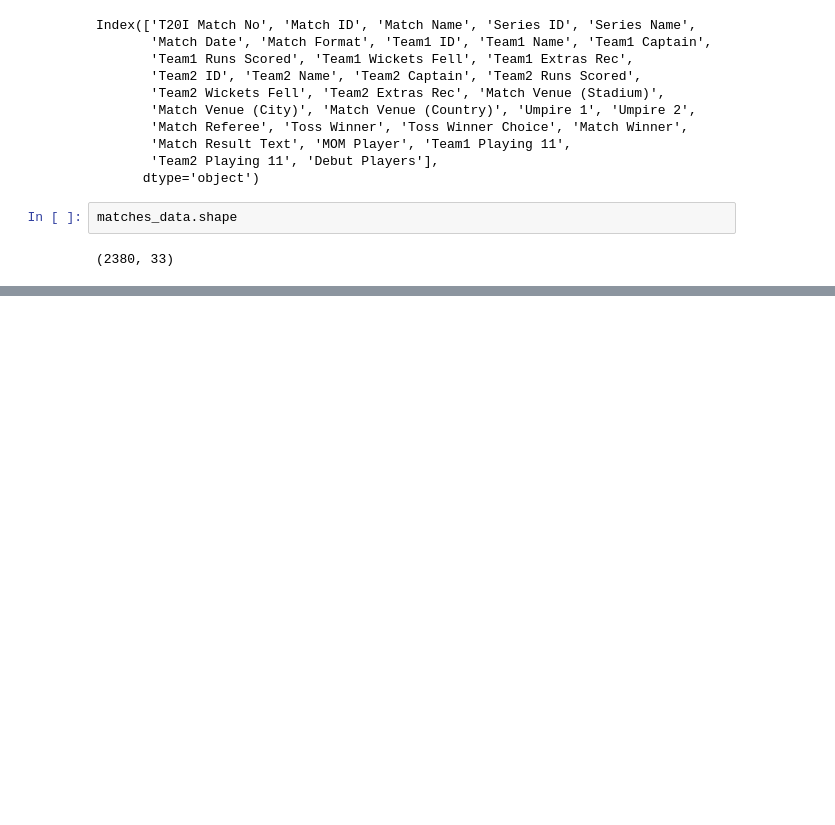
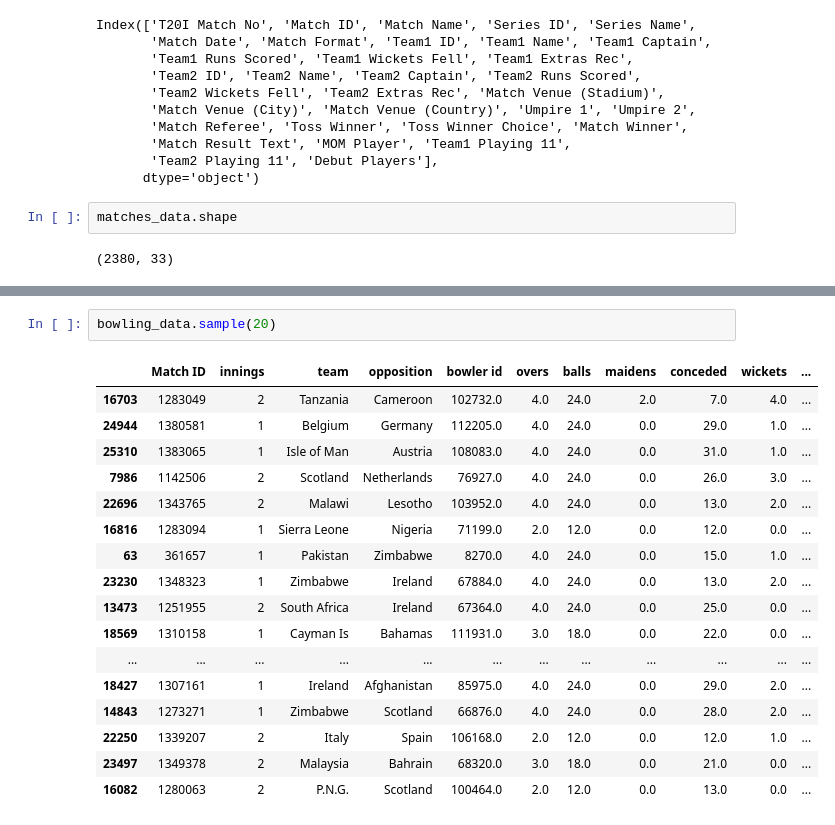
Before and after one commit to ali-bin-kashif/T20-Internationals-Dataset-EDA, a Jupyter notebook: eda-t20i-cricket.ipynb, the cells around one changed output, grey strips where cells are left out. Saved outputs shown, nothing was run; the diff lists cells and outputs as text; blank space fills up the shorter version.

```diff
--- a/eda-t20i-cricket.ipynb
+++ b/eda-t20i-cricket.ipynb
@@ -56,0 +356,20 @@ matches_data.shape
+# %%
+bowling_data.sample(20)
+# %% [output]
+|  | Match ID | innings | team | opposition | bowler id | overs | balls | maidens | conceded | wickets | ... |
+| 16703 | 1283049 | 2 | Tanzania | Cameroon | 102732.0 | 4.0 | 24.0 | 2.0 | 7.0 | 4.0 | ... |
+| 24944 | 1380581 | 1 | Belgium | Germany | 112205.0 | 4.0 | 24.0 | 0.0 | 29.0 | 1.0 | ... |
+| 25310 | 1383065 | 1 | Isle of Man | Austria | 108083.0 | 4.0 | 24.0 | 0.0 | 31.0 | 1.0 | ... |
+| 7986 | 1142506 | 2 | Scotland | Netherlands | 76927.0 | 4.0 | 24.0 | 0.0 | 26.0 | 3.0 | ... |
+| 22696 | 1343765 | 2 | Malawi | Lesotho | 103952.0 | 4.0 | 24.0 | 0.0 | 13.0 | 2.0 | ... |
+| 16816 | 1283094 | 1 | Sierra Leone | Nigeria | 71199.0 | 2.0 | 12.0 | 0.0 | 12.0 | 0.0 | ... |
+| 63 | 361657 | 1 | Pakistan | Zimbabwe | 8270.0 | 4.0 | 24.0 | 0.0 | 15.0 | 1.0 | ... |
+| 23230 | 1348323 | 1 | Zimbabwe | Ireland | 67884.0 | 4.0 | 24.0 | 0.0 | 13.0 | 2.0 | ... |
+| 13473 | 1251955 | 2 | South Africa | Ireland | 67364.0 | 4.0 | 24.0 | 0.0 | 25.0 | 0.0 | ... |
+| 18569 | 1310158 | 1 | Cayman Is | Bahamas | 111931.0 | 3.0 | 18.0 | 0.0 | 22.0 | 0.0 | ... |
+| ... | ... | ... | ... | ... | ... | ... | ... | ... | ... | ... | ... |
+| 18427 | 1307161 | 1 | Ireland | Afghanistan | 85975.0 | 4.0 | 24.0 | 0.0 | 29.0 | 2.0 | ... |
+| 14843 | 1273271 | 1 | Zimbabwe | Scotland | 66876.0 | 4.0 | 24.0 | 0.0 | 28.0 | 2.0 | ... |
+| 22250 | 1339207 | 2 | Italy | Spain | 106168.0 | 2.0 | 12.0 | 0.0 | 12.0 | 1.0 | ... |
+| 23497 | 1349378 | 2 | Malaysia | Bahrain | 68320.0 | 3.0 | 18.0 | 0.0 | 21.0 | 0.0 | ... |
+| 16082 | 1280063 | 2 | P.N.G. | Scotland | 100464.0 | 2.0 | 12.0 | 0.0 | 13.0 | 0.0 | ... |
```
Also changed, not shown: parts of 40 cells of this notebook.
